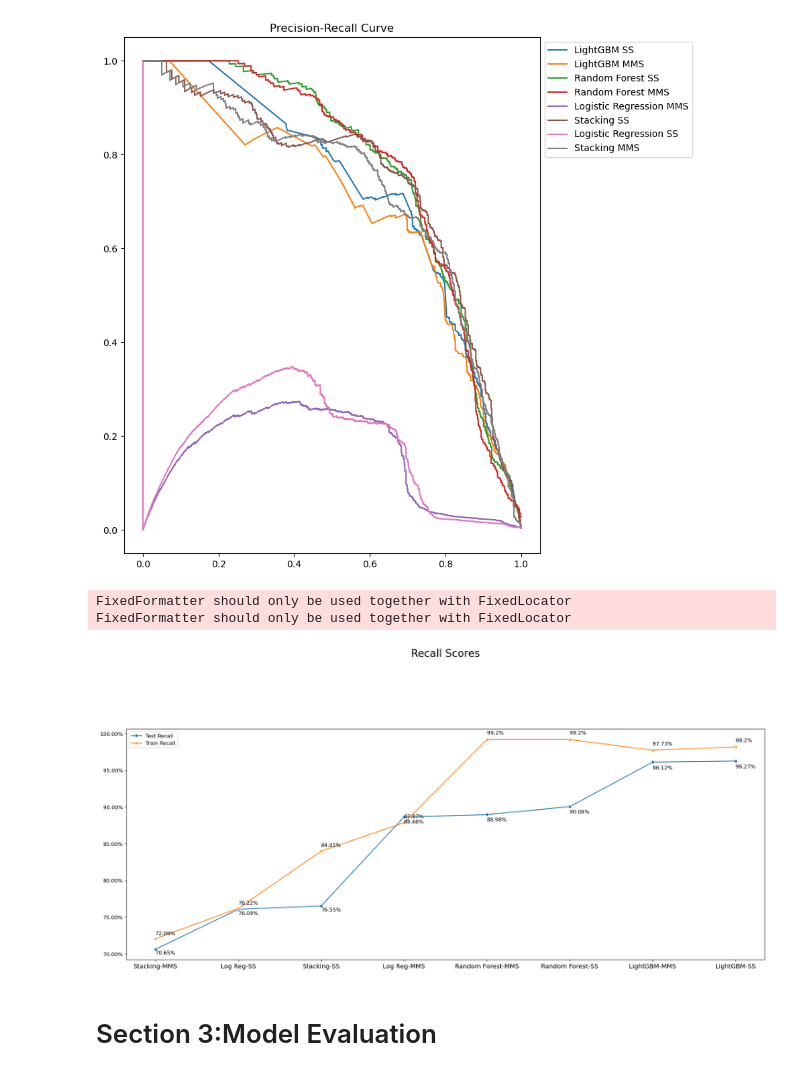
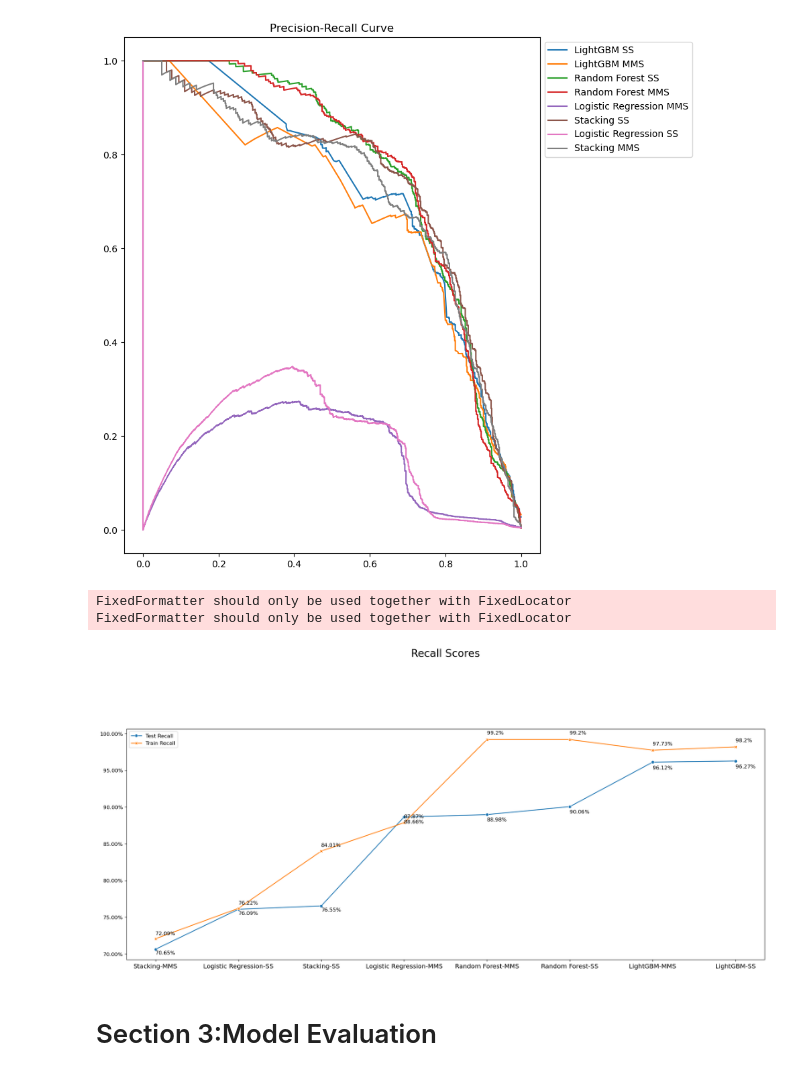
Before and after one commit to lydra4/Projects, a Jupyter notebook: Capstone/Song Yi - Part 4 - Generalisation Score Model Comparison Model Evaluation.ipynb, the cells around one changed output. Cells and saved outputs as stored; diff of their text form; code cells hidden in the pictures.

```diff
--- a/Capstone/Song Yi - Part 4 - Generalisation Score Model Comparison Model Evaluation.ipynb
+++ b/Capstone/Song Yi - Part 4 - Generalisation Score Model Comparison Model Evaluation.ipynb
@@ -366,38 +366,38 @@ train_recall_scores = [recall_score(y_train, y_train_mms_stacking_pred),
                       recall_score(y_train, y_train_ss_lgbm_pred)]
 
 
-index = ['Stacking-MMS', 'Log Reg-SS', 'Stacking-SS', 'Log Reg-MMS',
+index = ['Stacking-MMS', 'Logistic Regression-SS', 'Stacking-SS', 'Logistic Regression-MMS',
         'Random Forest-MMS', 'Random Forest-SS', 'LightGBM-MMS', 'LightGBM-SS']
 
 #Setting size of chart
 plt.figure(figsize=(22,8), dpi=120)
 
 #Plotting chart
 ax = sns.lineplot(x=index, y=test_recall_scores, marker='o', label='Test Recall')
 ax1 = sns.lineplot(x=index, y=train_recall_scores, marker='X', label='Train Recall')
 
 #Set Y axis labels
 vals = ax.get_yticks()
 ax.set_yticklabels(['{:,.2%}'.format(x) for x in vals])
 ax.set_xticklabels(index, size=12)
 
 #Adding values to charts
 for indexes, scores in zip(index, test_recall_scores):
     ax.annotate(text=(str(round((scores*100),2)) + '%'), xy=(indexes, scores * 0.99))
 
 for indexes, scores in zip(index, train_recall_scores):
     ax.annotate(text=(str(round((scores*100),2)) + '%'), xy=(indexes, scores * 1.007))
 
 
 #Set title
 plt.title('Recall Scores', fontsize=20, y=1.3)
 
 #Show chart
 plt.show();
 # %% [output]
 FixedFormatter should only be used together with FixedLocator
 FixedFormatter should only be used together with FixedLocator
-[figure, old version]
+[figure, new version]
 # %% [markdown]
 # Section 3:Model Evaluation
 # %% [markdown]
```
Also changed, not shown: 2 other files.
